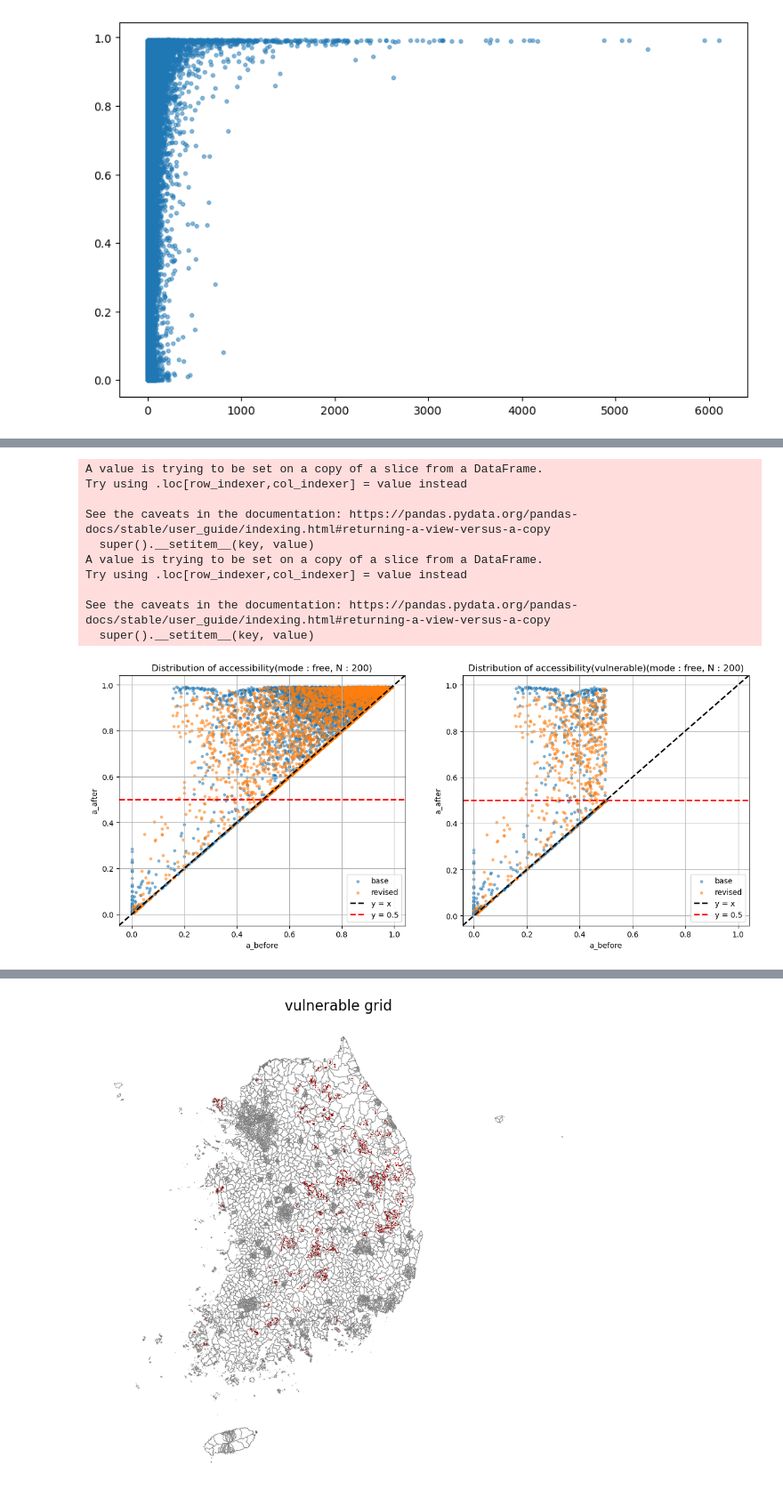
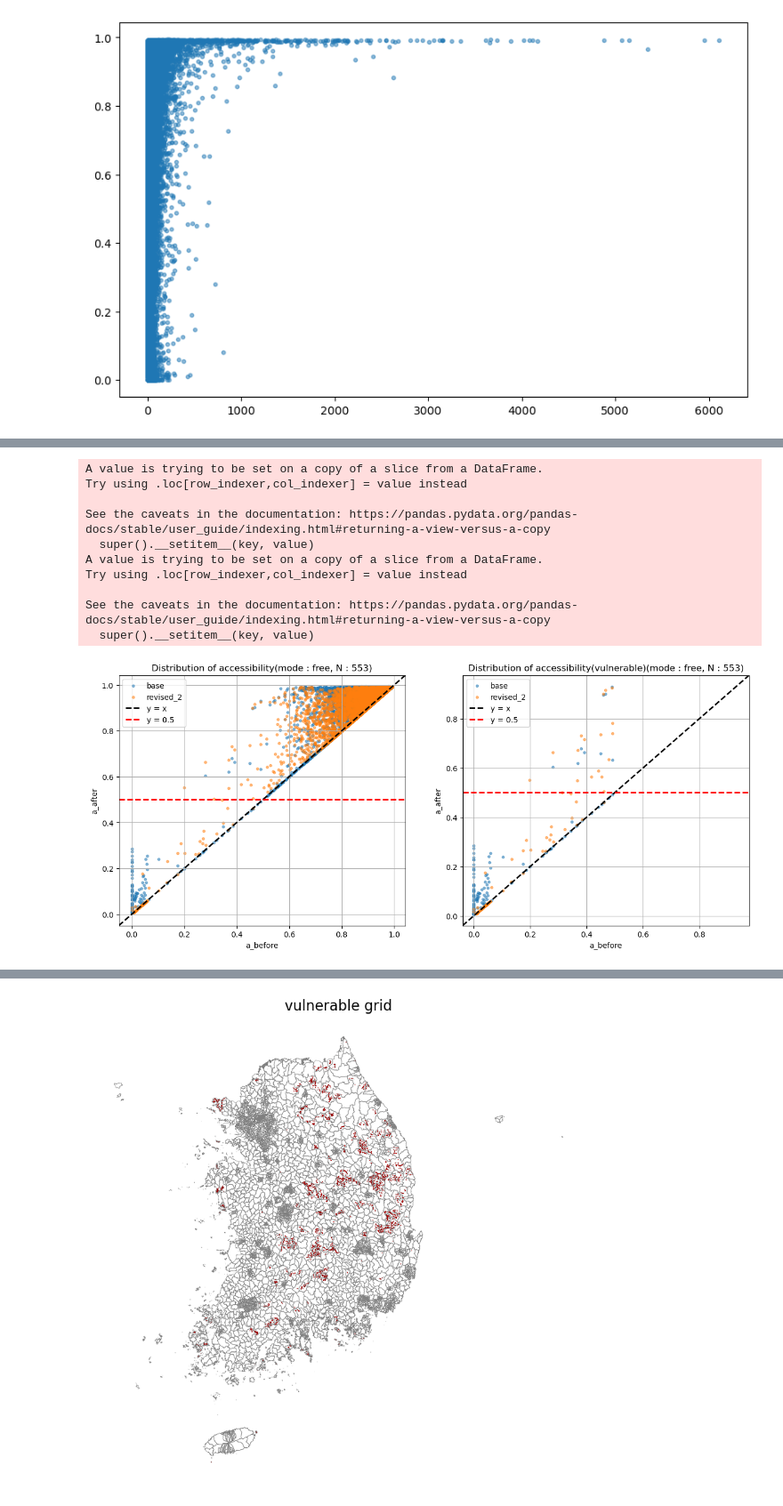
Before and after one commit to hshoon16/publichealth, a Jupyter notebook: analyze.ipynb, the cells around one changed output, grey strips where cells are left out. Shown at 89% size. Cells and saved outputs as stored; diff of their text form; code cells hidden in the pictures.

```diff
--- a/analyze.ipynb
+++ b/analyze.ipynb
@@ -50,9 +50,14 @@ gdf_bogun.index = gdf_bogun.index.astype(str)
 def load_selected_facilities_revised(mode, N, LAMBDA_, T, coeff, equity, base_dir = RESULTS_DIR / "optimization_results"):
     tag_map = {"free": "free", "sgg_fixed": "sgg_fixed", "sgg_relaxed": "sgg_relaxed"}
     tag = tag_map[mode]
-    tag_map_1 = {"base" : "base", "revised" : "revised", "revised_1" : "revised_1", "revised_2" : "revised_2"}
+    tag_map_1 = {"base" : "base", "revised_1" : "revised_1", "revised_2" : "revised_2"}
     tag_1 = tag_map_1[equity]
-    pattern = f"*_{tag}_N{N}_lambda{LAMBDA_}_T{T}_{tag_1}_coeff{coeff}.pkl"
+    if equity == "revised_1":
+        pattern = f"*_{tag}_N{N}_lambda{LAMBDA_}_T{T}_{tag_1}_coeff{coeff}.pkl"
+    elif equity == "revised_2":
+        pattern = f"*_{tag}_N{N}_T{T}_{tag_1}.pkl"
+    elif equity == "base":
+        pattern = f"*_{tag}_N{N}_lambda{LAMBDA_}_T{T}_{tag_1}.pkl"
     candidates = sorted((Path(base_dir).glob(pattern)),
                         key=lambda p: p.stat().st_mtime, reverse=True)
     if not candidates:
@@ -64,10 +69,11 @@ def load_selected_facilities_revised(mode, N, LAMBDA_, T, coeff, equity, base_di
 # %%
 lambda_ = 0.5
 mode = "free"
-n = 200
+n = 553
+coeff = 0.5
 # %%
-selected, p = load_selected_facilities_revised(mode, N = n, LAMBDA_=lambda_, T=0.5, coeff=5.0, equity = "base")
-selected_2, p_2 = load_selected_facilities_revised(mode, N = n, LAMBDA_=lambda_, T=0.5, coeff=0.3, equity = "revised_2")
-selected_3, p_3 = load_selected_facilities_revised(mode, N = n, LAMBDA_=lambda_, T=0.5, coeff=0.5, equity = "revised_2")
+selected, p = load_selected_facilities_revised(mode, N = n, LAMBDA_=lambda_, T=0.5, coeff=coeff, equity = "base")
+selected_1, p_1 = load_selected_facilities_revised(mode, N = n, LAMBDA_=lambda_, T=0.5, coeff=coeff, equity = "revised_1")
+selected_2, p_2 = load_selected_facilities_revised(mode, N = n, LAMBDA_=lambda_, T=0.5, coeff=coeff, equity = "revised_2")
 # %%
 gdf_bogun_0 = gdf_bogun.loc[gdf_bogun.index.isin(selected)]
@@ -445,5 +530,5 @@ plt.show()
 # %%
-# coeff = 1.5, accessibility scatter
+# revised_2, accessibility scatter
 
 fig, axes = plt.subplots(1,2,figsize=(15, 6))
 
@@ -454,12 +539,12 @@ df_grid_2['coord'] = list(zip(df_grid_2['a_before'], df_grid_2['a_after']))
 
 common = set(df_grid['coord']) & set(df_grid_2['coord'])
 
-df1_unique = df_grid[~df_grid['coord'].isin(common)]
+df_unique = df_grid[~df_grid['coord'].isin(common)]
 df2_unique = df_grid_2[~df_grid_2['coord'].isin(common)]
 
 ax1.scatter(
-    df1_unique['a_before'],
-    df1_unique['a_after'],
+    df_unique['a_before'],
+    df_unique['a_after'],
     s=10,
     alpha=0.5,
     label='base'
@@ -470,7 +555,7 @@ ax1.scatter(
     df2_unique['a_after'],
     s=10,
     alpha=0.5,
-    label='revised'
+    label='revised_2'
 )
 
 ax1.set_title(f'Distribution of accessibility(mode : {mode}, N : {n})')
@@ -484,12 +569,12 @@ df_grid_vulnerable_2['coord'] = list(zip(df_grid_vulnerable_2['a_before'], df_gr
 
 common = set(df_grid_vulnerable['coord']) & set(df_grid_vulnerable_2['coord'])
 
-df1_unique_vulnerable = df_grid_vulnerable[~df_grid_vulnerable['coord'].isin(common)]
+df_unique_vulnerable = df_grid_vulnerable[~df_grid_vulnerable['coord'].isin(common)]
 df2_unique_vulnerable = df_grid_vulnerable_2[~df_grid_vulnerable_2['coord'].isin(common)]
 
 ax2.scatter(
-    df1_unique_vulnerable['a_before'],
-    df1_unique_vulnerable['a_after'],
+    df_unique_vulnerable['a_before'],
+    df_unique_vulnerable['a_after'],
     s=10,
     alpha=0.5,
     label='base'
@@ -500,7 +585,7 @@ ax2.scatter(
     df2_unique_vulnerable['a_after'],
     s=10,
     alpha=0.5,
-    label='revised'
+    label='revised_2'
 )
 ax2.set_title(f'Distribution of accessibility(vulnerable)(mode : {mode}, N : {n})')
 ax2.set_xlabel('a_before')
@@ -516,34 +601,34 @@ lims1 = [
 ax1.plot(lims1, lims1, 'k--', linewidth=2, label='y = x')
 ax1.axhline(0.5, color='red', linestyle='--', linewidth=2, label='y = 0.5')
 ax1.set_xlim(lims1)
 ax1.set_ylim(lims1)
 
 # ===== ax2 기준선 =====
 lims2 = [
     min(ax2.get_xlim()[0], ax2.get_ylim()[0]),
     max(ax2.get_xlim()[1], ax2.get_ylim()[1])
 ]
 ax2.plot(lims2, lims2, 'k--', linewidth=2, label='y = x')
 ax2.axhline(0.5, color='red', linestyle='--', linewidth=2, label='y = 0.5')
 ax2.set_xlim(lims2)
 ax2.set_ylim(lims2)
 
 ax1.legend()
 ax2.legend()
 
 plt.show()
 # %% [output]
 A value is trying to be set on a copy of a slice from a DataFrame.
 Try using .loc[row_indexer,col_indexer] = value instead
 
 See the caveats in the documentation: https://pandas.pydata.org/pandas-docs/stable/user_guide/indexing.html#returning-a-view-versus-a-copy
   super().__setitem__(key, value)
 A value is trying to be set on a copy of a slice from a DataFrame.
 Try using .loc[row_indexer,col_indexer] = value instead
 
 See the caveats in the documentation: https://pandas.pydata.org/pandas-docs/stable/user_guide/indexing.html#returning-a-view-versus-a-copy
   super().__setitem__(key, value)
-[figure, old version]
+[figure, new version]
 # %%
 grid_covered = {}
 for grid in grid_to_inst.keys():
```
Also changed, not shown: parts of 34 cells of this notebook, 3 other files.
